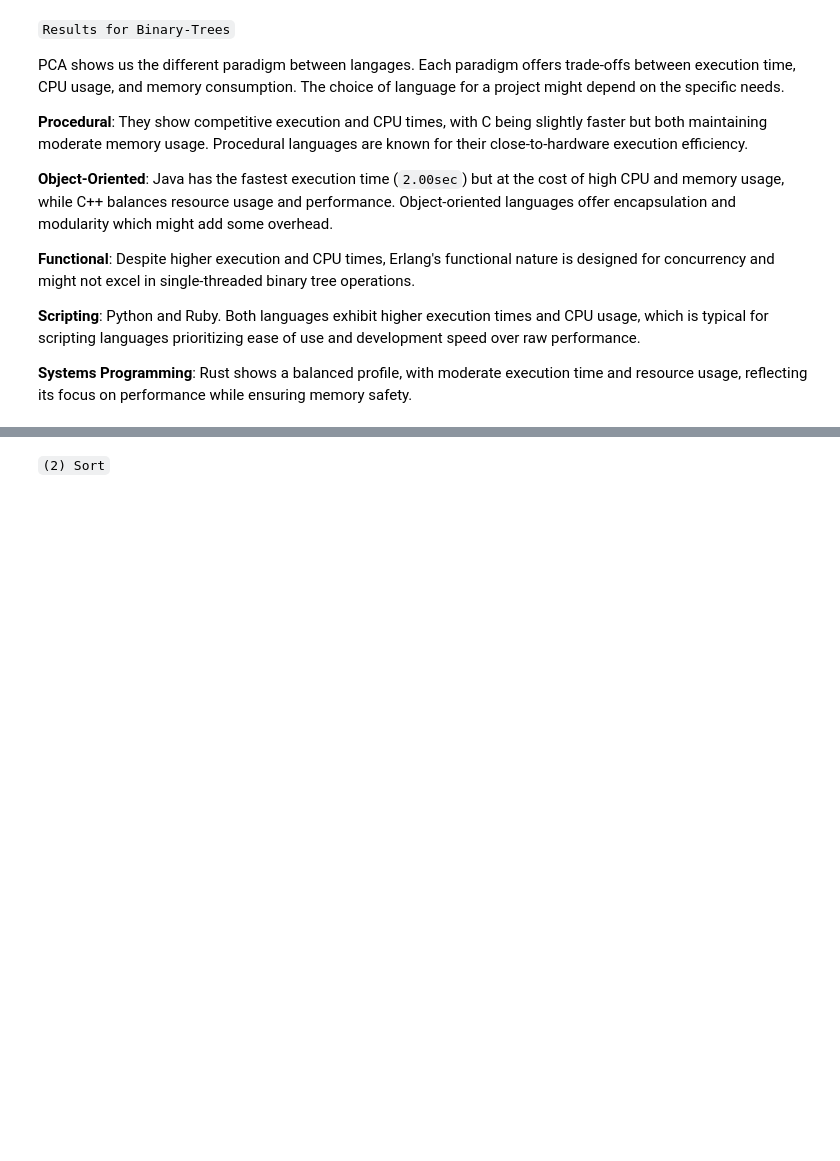
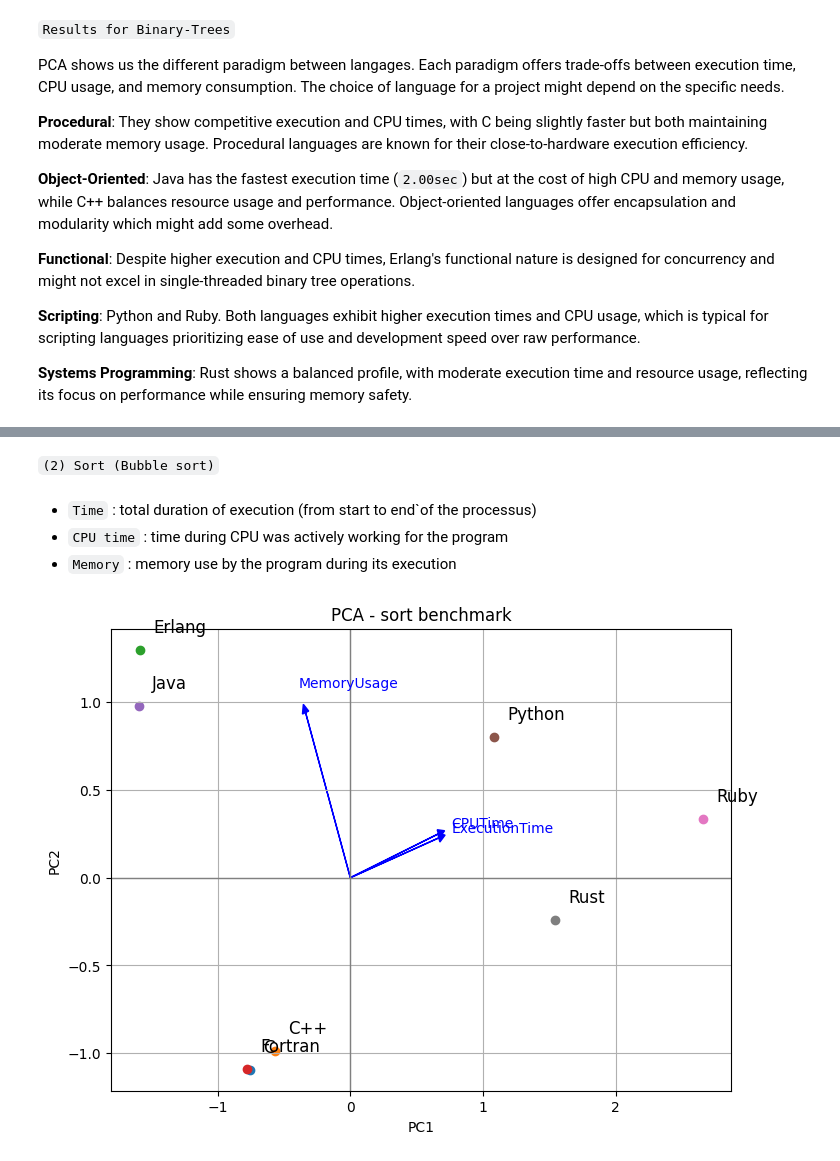
Before and after one commit to reynaldesgr/HPC-Benchmark, a Jupyter notebook: notebook/ACP.ipynb, the cells around one changed output, grey strips where cells are left out. Saved outputs shown, nothing was run; the diff lists cells and outputs as text; code cells hidden in the pictures; blank space fills up the shorter version.

```diff
--- a/notebook/ACP.ipynb
+++ b/notebook/ACP.ipynb
@@ -121,2 +133,60 @@ PCA shows us the different paradigm between langages. Each paradigm offers trade
 # %% [markdown]
-``(2) Sort``
+``(2) Sort (Bubble sort)``
+# %% [markdown]
+* ``Time`` : total duration of execution (from start to end`of the processus)
+* ``CPU time`` : time during CPU was actively working for the program
+* ``Memory`` : memory use by the program during its execution
+# %%
+from sklearn.decomposition import PCA
+from sklearn.preprocessing import StandardScaler
+import pandas as pd
+import matplotlib.pyplot as plt
+import numpy as np
+
+# New data provided by the user
+data = {
+    'Language': ['C', 'C++', 'Erlang', 'Fortran', 'Java', 'Python', 'Ruby', 'Rust'],
+    'ExecutionTime': [31.01, 64.03, 23.01, 27.01, 16.01, 410.18, 621.27, 422.19],
+    'CPUTime': [30.29, 63.70, 46.32, 26.55, 16.63, 409.57, 621.05, 421.99],
+    'MemoryUsage': [1264.0, 4040.0, 190388.0, 2408.0, 168268.0, 88164.0, 15624.0, 3244.0]
+}
+
+# Create DataFrame
+df = pd.DataFrame(data)
+
+# Standardize the data
+features = ['ExecutionTime', 'CPUTime', 'MemoryUsage']
+X = df.loc[:, features].values
+X = StandardScaler().fit_transform(X)
+
+# Perform PCA
+pca = PCA(n_components=2)
+principalComponents = pca.fit_transform(X)
+
+# Create a DataFrame with the principal components
+principalDf = pd.DataFrame(data=principalComponents, columns=['PC1', 'PC2'])
+principalDf['Language'] = df['Language']
+
+pca_loadings = pca.components_.T
+
+fig, ax = plt.subplots(figsize=(8, 6))
+
+for i, txt in enumerate(principalDf['Language']):
+    ax.scatter(principalDf['PC1'][i], principalDf['PC2'][i])
+    ax.text(principalDf['PC1'][i] + 0.1, principalDf['PC2'][i] + 0.1, txt, fontsize=12)
+
+for i in range(len(pca_loadings)):
+    ax.arrow(0, 0, pca_loadings[i, 0], pca_loadings[i, 1], head_width=0.05, head_length=0.05, fc='blue', ec='blue')
+    plt.text(pca_loadings[i, 0]* 1.15, pca_loadings[i, 1] * 1.15, features[i], color='blue')
+
+ax.set_xlabel('PC1')
+ax.set_ylabel('PC2')
+ax.set_title('PCA - sort benchmark')
+plt.axhline(0, color='grey', lw=1)
+plt.axvline(0, color='grey', lw=1)
+plt.grid(True)
+
+# Show the plot
+plt.show()
+# %% [output]
+[figure, added]
```
Also changed, not shown: parts of 8 cells of this notebook, 8 other files.
